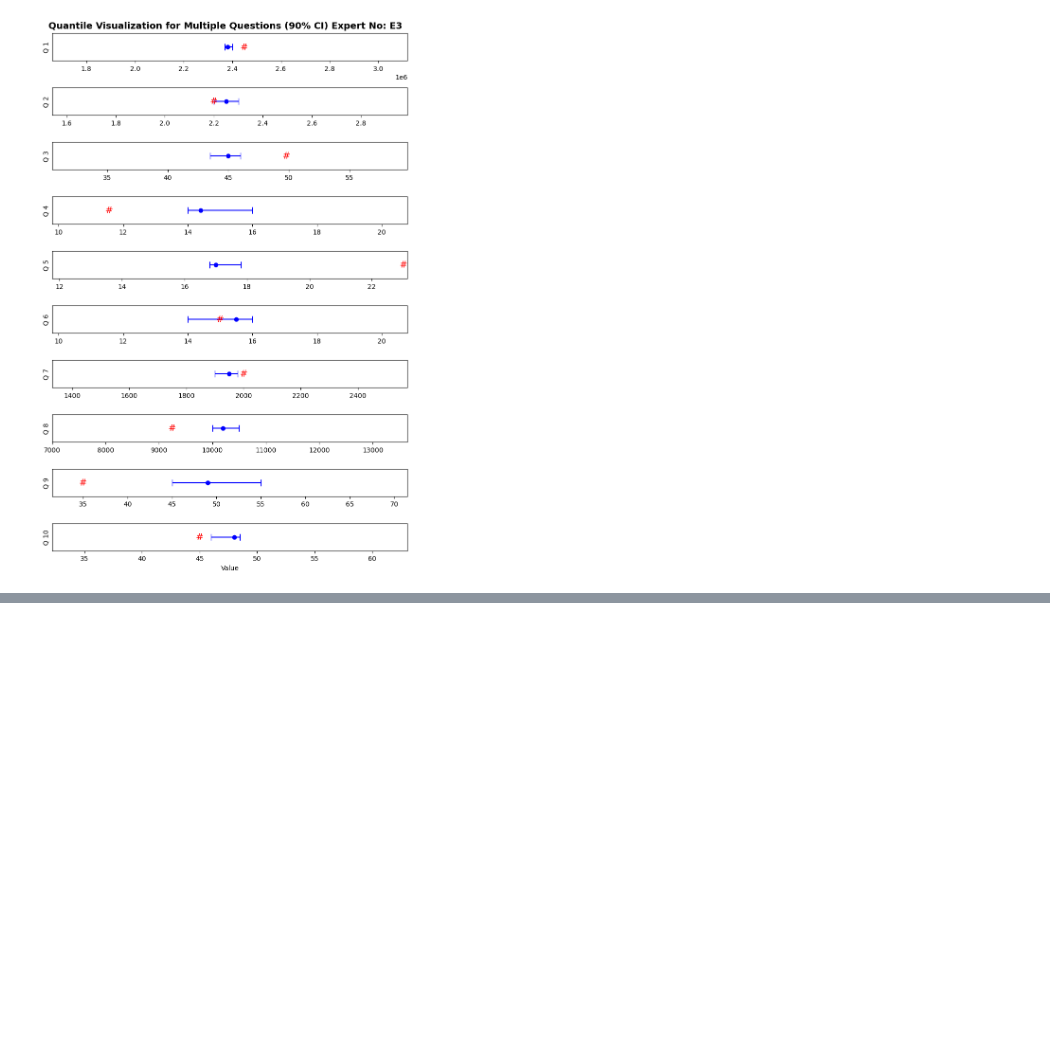
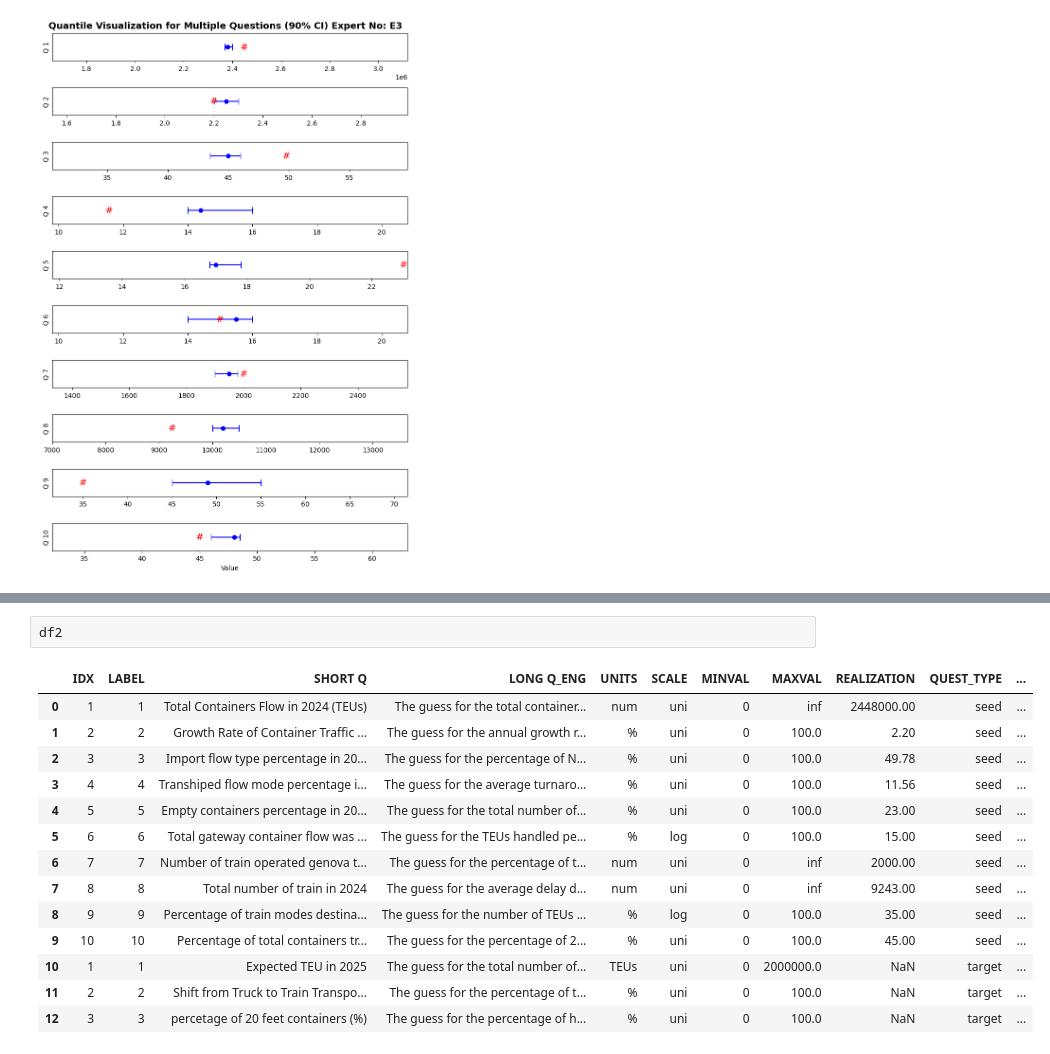
Before and after one commit to FARSHAD-SH/elicipy, a Jupyter notebook: plots.ipynb, the cells around one changed output, grey strips where cells are left out. Drawn from its saved outputs; the diff is of its cells as text; blank space fills up the shorter version.

```diff
--- a/plots.ipynb
+++ b/plots.ipynb
@@ -218,0 +235,17 @@ plt.show()
+# %%
+df2
+# %% [output]
+|  | IDX | LABEL | SHORT Q | LONG Q_ENG | UNITS | SCALE | MINVAL | MAXVAL | REALIZATION | QUEST_TYPE | ... |
+| 0 | 1 | 1 | Total Containers Flow in 2024 (TEUs) | The guess for the total container... | num | uni | 0 | inf | 2448000.00 | seed | ... |
+| 1 | 2 | 2 | Growth Rate of Container Traffic ... | The guess for the annual growth r... | % | uni | 0 | 100.0 | 2.20 | seed | ... |
+| 2 | 3 | 3 | Import flow type percentage in 20... | The guess for the percentage of N... | % | uni | 0 | 100.0 | 49.78 | seed | ... |
+| 3 | 4 | 4 | Transhiped flow mode percentage i... | The guess for the average turnaro... | % | uni | 0 | 100.0 | 11.56 | seed | ... |
+| 4 | 5 | 5 | Empty containers percentage in 20... | The guess for the total number of... | % | uni | 0 | 100.0 | 23.00 | seed | ... |
+| 5 | 6 | 6 | Total gateway container flow was ... | The guess for the TEUs handled pe... | % | log | 0 | 100.0 | 15.00 | seed | ... |
+| 6 | 7 | 7 | Number of train operated genova t... | The guess for the percentage of t... | num | uni | 0 | inf | 2000.00 | seed | ... |
+| 7 | 8 | 8 | Total number of train in 2024 | The guess for the average delay d... | num | uni | 0 | inf | 9243.00 | seed | ... |
+| 8 | 9 | 9 | Percentage of train modes destina... | The guess for the number of TEUs ... | % | log | 0 | 100.0 | 35.00 | seed | ... |
+| 9 | 10 | 10 | Percentage of total containers tr... | The guess for the percentage of 2... | % | uni | 0 | 100.0 | 45.00 | seed | ... |
+| 10 | 1 | 1 | Expected TEU in 2025 | The guess for the total number of... | TEUs | uni | 0 | 2000000.0 | NaN | target | ... |
+| 11 | 2 | 2 | Shift from Truck to Train Transpo... | The guess for the percentage of t... | % | uni | 0 | 100.0 | NaN | target | ... |
+| 12 | 3 | 3 | percetage of 20 feet containers (%) | The guess for the percentage of h... | % | uni | 0 | 100.0 | NaN | target | ... |
```
Also changed, not shown: parts of 8 cells of this notebook.
